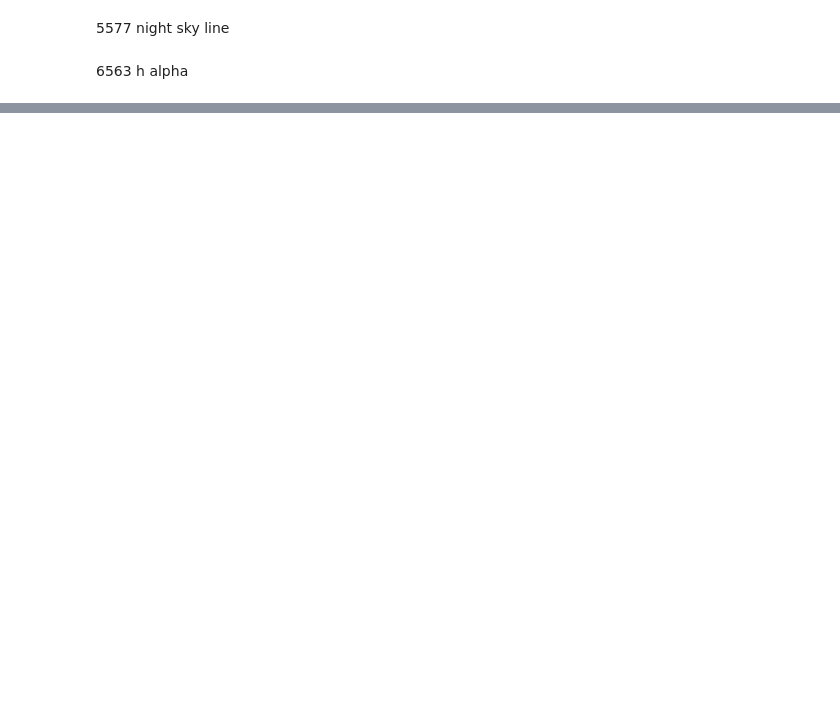
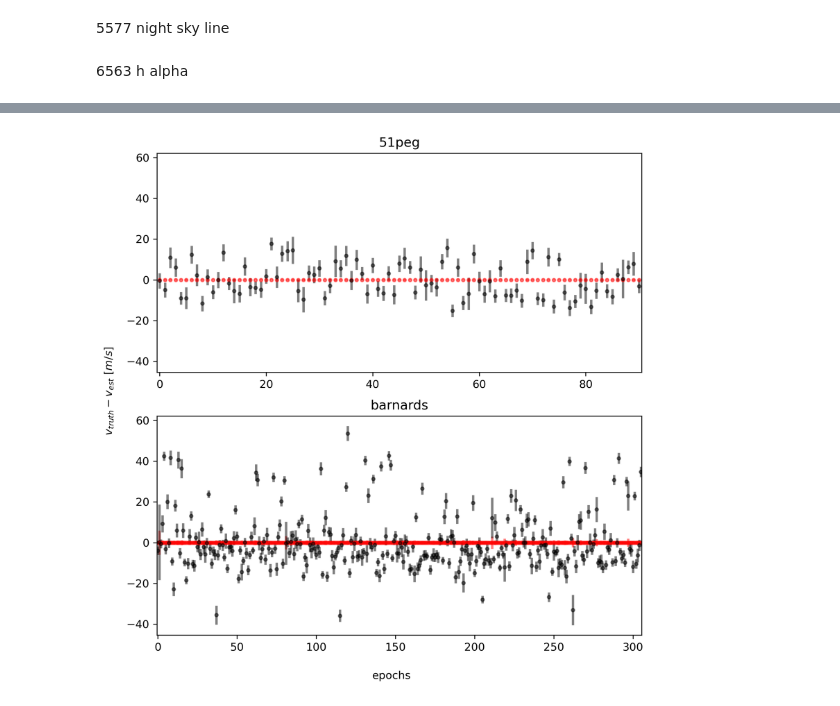
Before and after one commit to mdd423/wobble_jax, a Jupyter notebook: notebooks/02-51peg.ipynb, the cells around one changed output, grey strips where cells are left out. Cells and saved outputs as stored; diff of their text form; code cells hidden in the pictures; blank space fills up the shorter version.

```diff
--- a/notebooks/02-51peg.ipynb
+++ b/notebooks/02-51peg.ipynb
@@ -450 +475,9 @@ plt.show()
+# %%
+model_set = [model_p,  model_b]
+datasets  = [dataset_p,dataset_b]
+shift_set = [shifts_p, shifts_b]
+file_set  = [file_p,   file_b]
+rv_plot(model_set,datasets,shift_set,filenames,file_set)
+# %% [output]
+[figure, added]
 # %%
```
Also changed, not shown: parts of 38 cells of this notebook, 3 other files.
